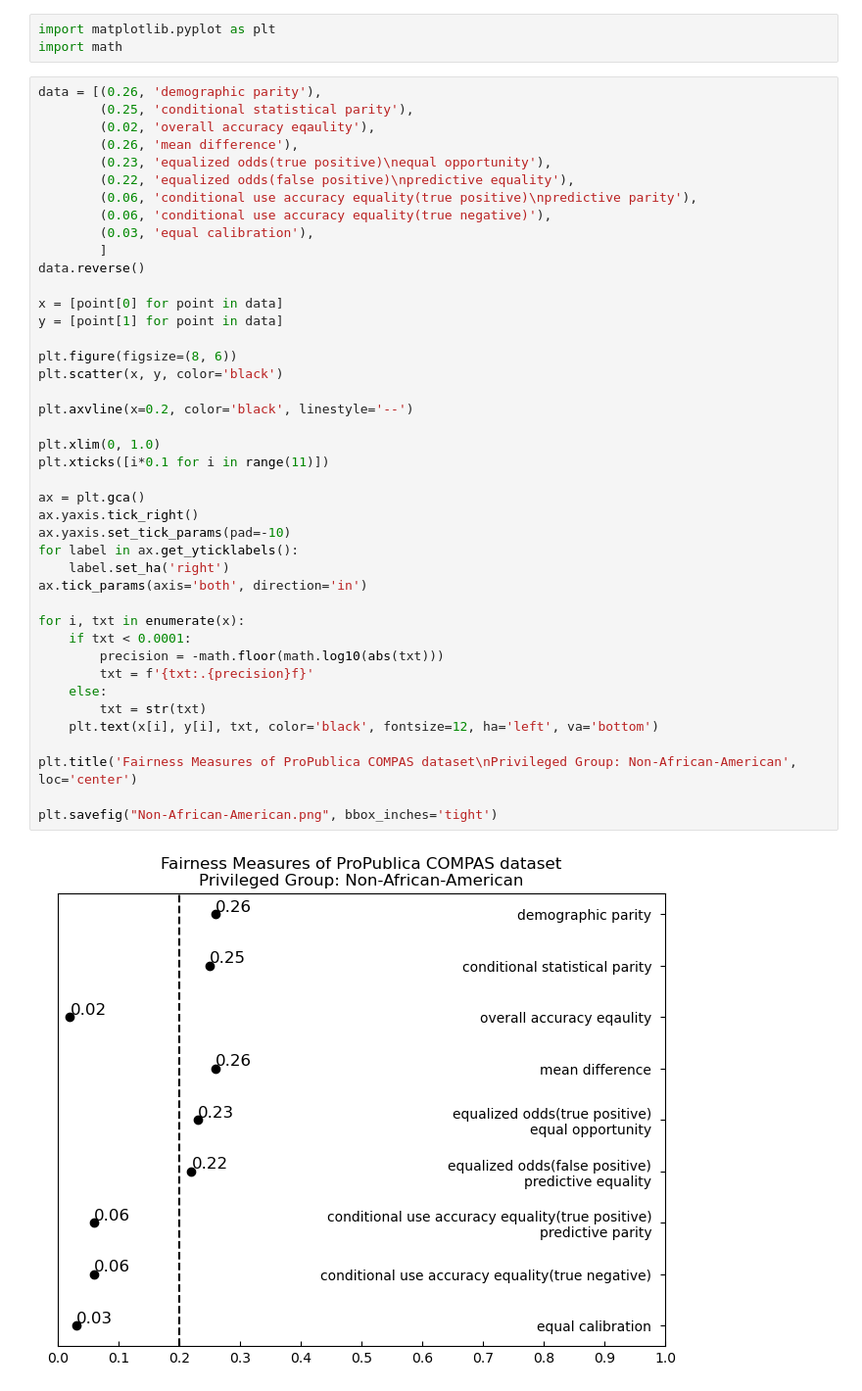
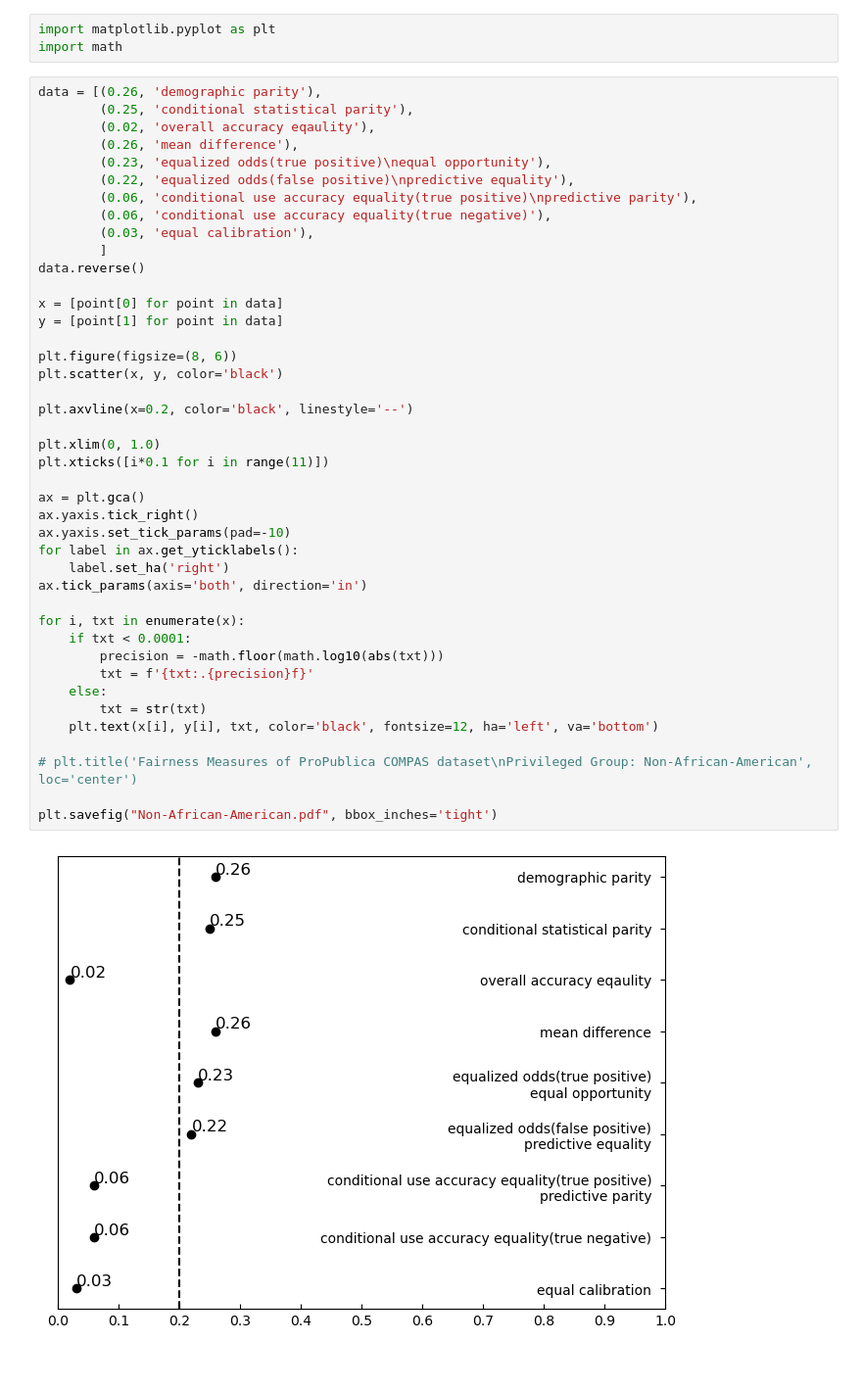
Before and after one commit to RexYuan/Shu, a Jupyter notebook: paper/images/plot.ipynb, the cells around one changed output. Shown at 98% size. Drawn from its saved outputs; the diff is of its cells as text; blank space fills up the shorter version.

```diff
--- a/paper/images/plot.ipynb
+++ b/paper/images/plot.ipynb
@@ -15,36 +15,36 @@ data = [(0.26, 'demographic parity'),
 data.reverse()
 
 x = [point[0] for point in data]
 y = [point[1] for point in data]
 
 plt.figure(figsize=(8, 6))
 plt.scatter(x, y, color='black')
 
 plt.axvline(x=0.2, color='black', linestyle='--')
 
 plt.xlim(0, 1.0)
 plt.xticks([i*0.1 for i in range(11)])
 
 ax = plt.gca()
 ax.yaxis.tick_right()
 ax.yaxis.set_tick_params(pad=-10)
 for label in ax.get_yticklabels():
     label.set_ha('right')
 ax.tick_params(axis='both', direction='in')
 
 for i, txt in enumerate(x):
     if txt < 0.0001:
         precision = -math.floor(math.log10(abs(txt)))
         txt = f'{txt:.{precision}f}'
     else:
         txt = str(txt)
     plt.text(x[i], y[i], txt, color='black', fontsize=12, ha='left', va='bottom')
 
-plt.title('Fairness Measures of ProPublica COMPAS dataset\nPrivileged Group: Non-African-American', loc='center')
+# plt.title('Fairness Measures of ProPublica COMPAS dataset\nPrivileged Group: Non-African-American', loc='center')
 
-plt.savefig("Non-African-American.png", bbox_inches='tight')
+plt.savefig("Non-African-American.pdf", bbox_inches='tight')
 # %% [output]
-[figure, old version]
+[figure, new version]
 # %%
 data = [(0.21, 'demographic parity'),
         (0.14, 'conditional statistical parity'),
```
Also changed, not shown: parts of 4 cells of this notebook, 12 other files.
